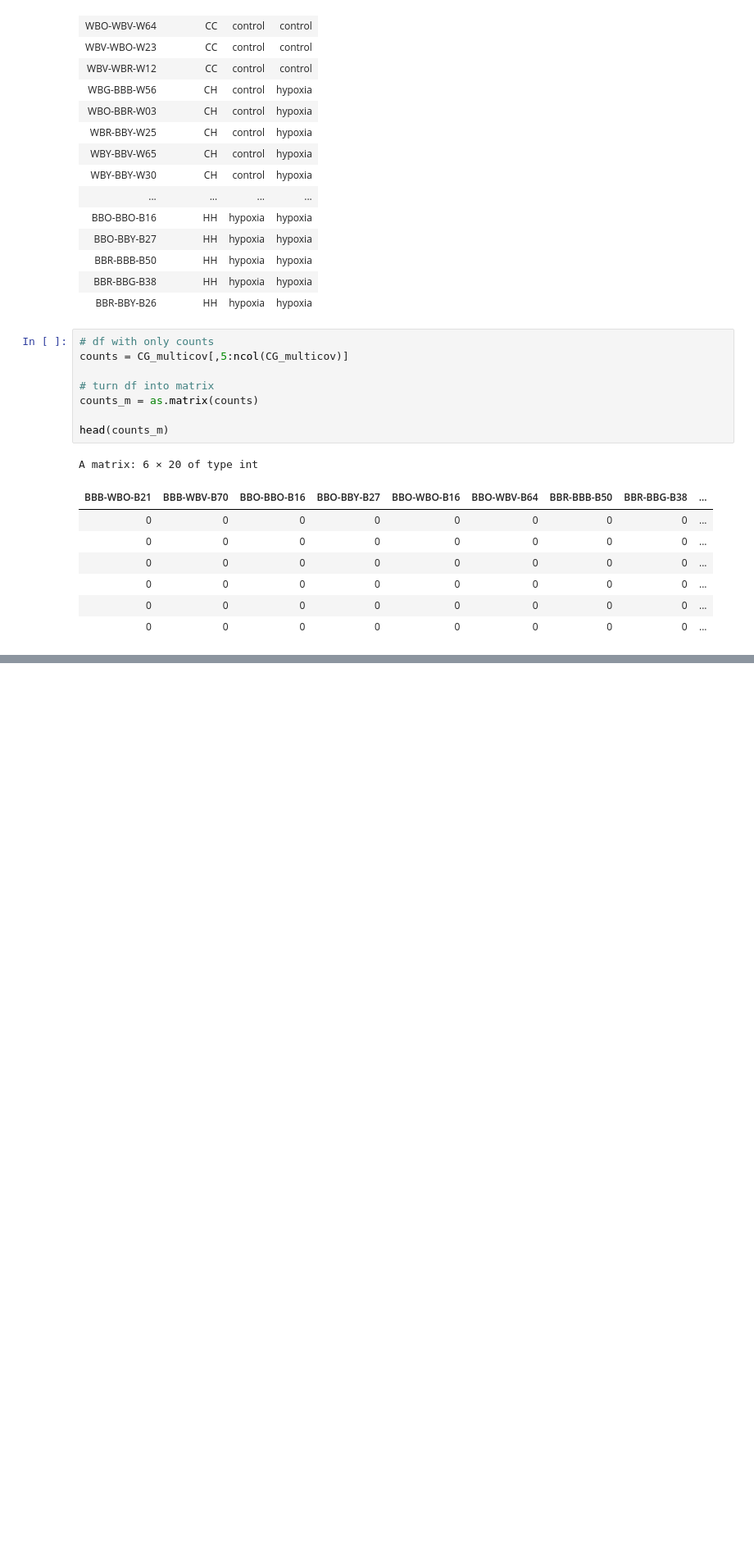
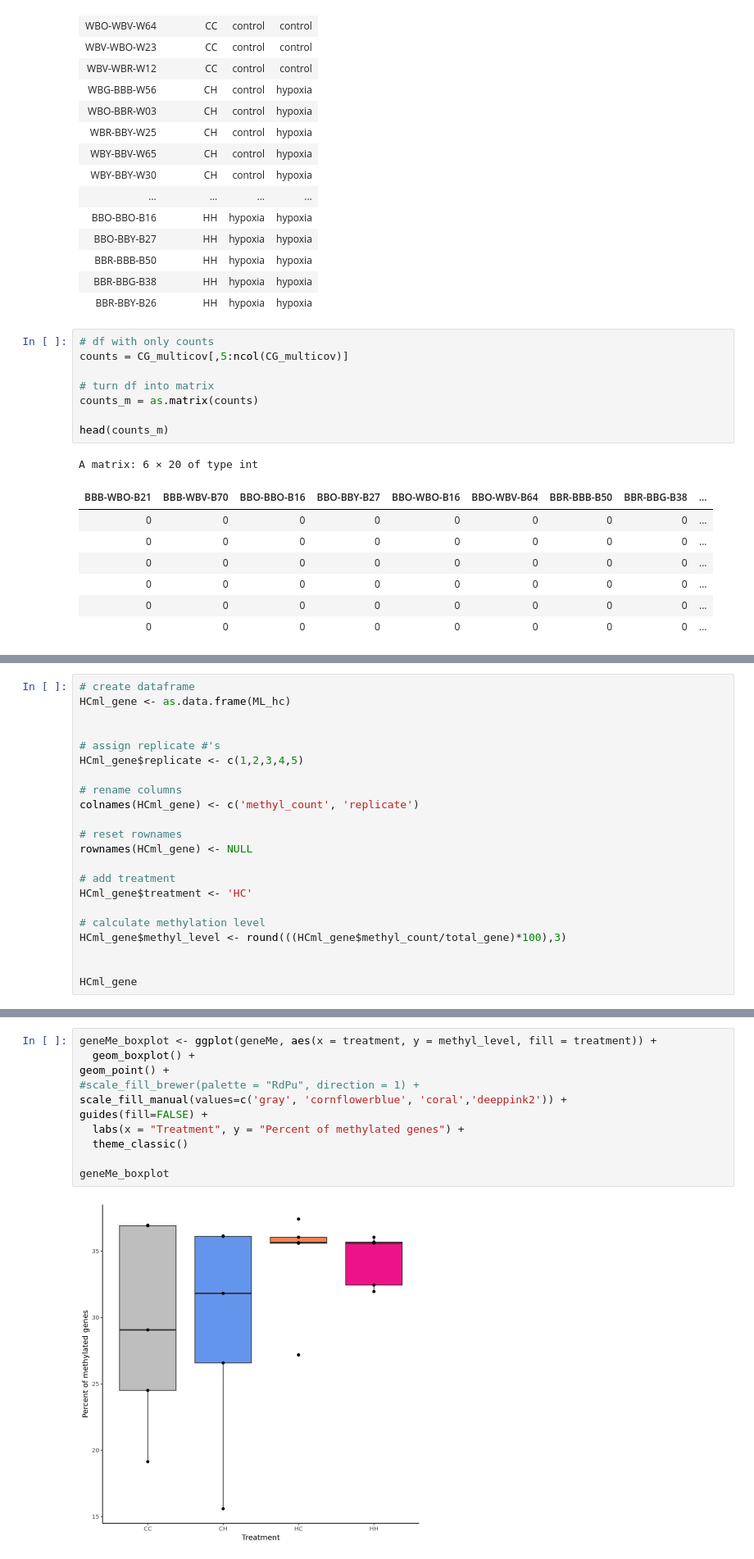
Before and after one commit to jgmcdonough/CE18_methylRAD_analysis, a Jupyter notebook: analysis/genomic_feature_tracks/methylation_level_of_features.ipynb, the cells around one changed output, grey strips where cells are left out. Shown at 82% size. Drawn from its saved outputs; the diff is of its cells as text; blank space fills up the shorter version.

```diff
--- a/analysis/genomic_feature_tracks/methylation_level_of_features.ipynb
+++ b/analysis/genomic_feature_tracks/methylation_level_of_features.ipynb
@@ -2224,0 +2515,22 @@ ggplot(nmds_df, aes(x = NMDS1, y = NMDS2, col = Phase1, shape = Phase2)) +
+# %%
+# create dataframe
+HCml_gene <- as.data.frame(ML_hc)
+
+
+# assign replicate #'s
+HCml_gene$replicate <- c(1,2,3,4,5)
+
+# rename columns
+colnames(HCml_gene) <- c('methyl_count', 'replicate')
+
+# reset rownames
+rownames(HCml_gene) <- NULL
+
+# add treatment
+HCml_gene$treatment <- 'HC'
+
+# calculate methylation level
+HCml_gene$methyl_level <- round(((HCml_gene$methyl_count/total_gene)*100),3)
+
+
+HCml_gene
@@ -2224,0 +2612,13 @@ ggplot(nmds_df, aes(x = NMDS1, y = NMDS2, col = Phase1, shape = Phase2)) +
+# %%
+geneMe_boxplot <- ggplot(geneMe, aes(x = treatment, y = methyl_level, fill = treatment)) +
+  geom_boxplot() +
+geom_point() +
+#scale_fill_brewer(palette = "RdPu", direction = 1) +
+scale_fill_manual(values=c('gray', 'cornflowerblue', 'coral','deeppink2')) +
+guides(fill=FALSE) +
+  labs(x = "Treatment", y = "Percent of methylated genes") +
+  theme_classic()
+
+geneMe_boxplot
+# %% [output]
+[figure, added]
```
Also changed, not shown: parts of 38 cells of this notebook, 3 other files.
